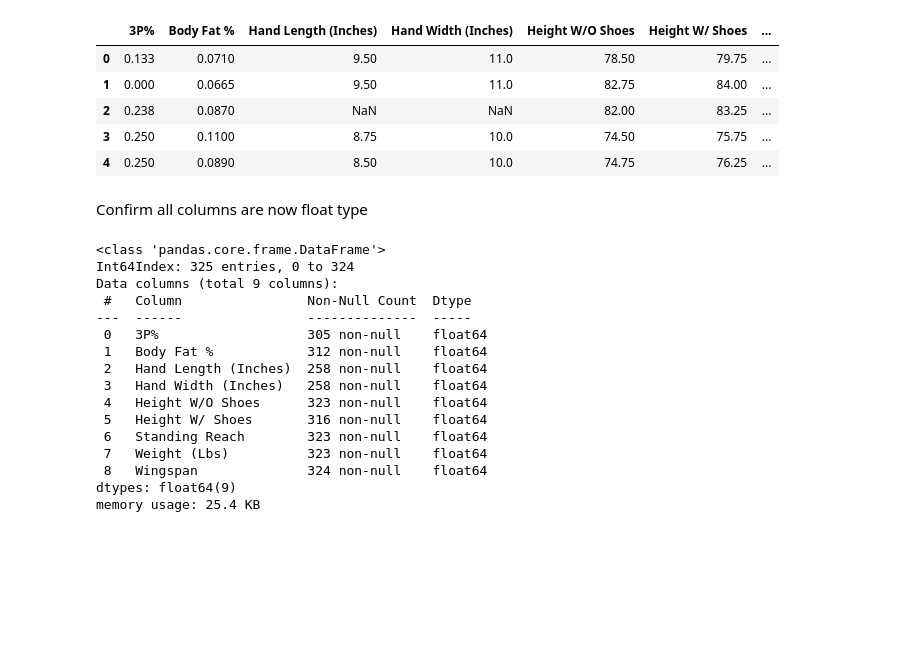
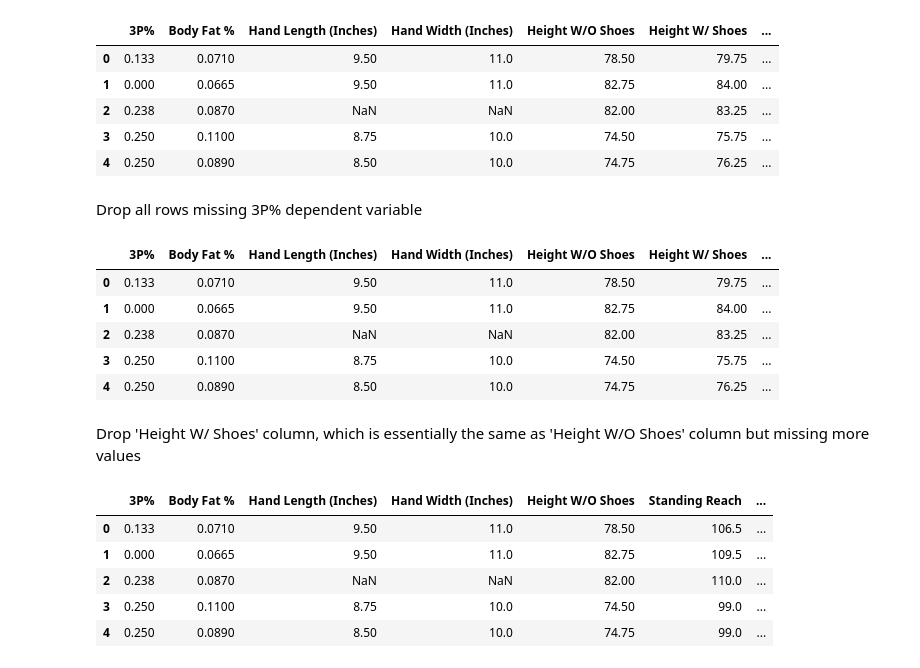
Before and after one commit to blantj/nba_3_pointer_regression, a Jupyter notebook: Modeling.ipynb, the cells around one changed output. Cells and saved outputs as stored; diff of their text form; code cells hidden in the pictures; blank space fills up the shorter version.

Commit message:
Finish scrubbing data

```diff
--- a/Modeling.ipynb
+++ b/Modeling.ipynb
@@ -156,23 +157,27 @@ df.head()
 | 3 | 0.250 | 0.1100 | 8.75 | 10.0 | 74.50 | 75.75 | ... |
 | 4 | 0.250 | 0.0890 | 8.50 | 10.0 | 74.75 | 76.25 | ... |
 # %% [markdown]
-Confirm all columns are now float type
+Drop all rows missing 3P% dependent variable
 # %%
-df.info()
+df.dropna(subset=['3P%'], inplace=True)
+df.reset_index(drop=True, inplace=True)
+df.head()
 # %% [output]
-<class 'pandas.core.frame.DataFrame'>
-Int64Index: 325 entries, 0 to 324
-Data columns (total 9 columns):
- #   Column                Non-Null Count  Dtype
----  ------                --------------  -----
- 0   3P%                   305 non-null    float64
- 1   Body Fat %            312 non-null    float64
- 2   Hand Length (Inches)  258 non-null    float64
- 3   Hand Width (Inches)   258 non-null    float64
- 4   Height W/O Shoes      323 non-null    float64
- 5   Height W/ Shoes       316 non-null    float64
- 6   Standing Reach        323 non-null    float64
- 7   Weight (Lbs)          323 non-null    float64
- 8   Wingspan              324 non-null    float64
-dtypes: float64(9)
-memory usage: 25.4 KB
+|  | 3P% | Body Fat % | Hand Length (Inches) | Hand Width (Inches) | Height W/O Shoes | Height W/ Shoes | ... |
+| 0 | 0.133 | 0.0710 | 9.50 | 11.0 | 78.50 | 79.75 | ... |
+| 1 | 0.000 | 0.0665 | 9.50 | 11.0 | 82.75 | 84.00 | ... |
+| 2 | 0.238 | 0.0870 | NaN | NaN | 82.00 | 83.25 | ... |
+| 3 | 0.250 | 0.1100 | 8.75 | 10.0 | 74.50 | 75.75 | ... |
+| 4 | 0.250 | 0.0890 | 8.50 | 10.0 | 74.75 | 76.25 | ... |
+# %% [markdown]
+Drop 'Height W/ Shoes' column, which is essentially the same as 'Height W/O Shoes' column but missing more values
+# %%
+df.drop(columns=['Height W/ Shoes'], inplace=True)
+df.head()
+# %% [output]
+|  | 3P% | Body Fat % | Hand Length (Inches) | Hand Width (Inches) | Height W/O Shoes | Standing Reach | ... |
+| 0 | 0.133 | 0.0710 | 9.50 | 11.0 | 78.50 | 106.5 | ... |
+| 1 | 0.000 | 0.0665 | 9.50 | 11.0 | 82.75 | 109.5 | ... |
+| 2 | 0.238 | 0.0870 | NaN | NaN | 82.00 | 110.0 | ... |
+| 3 | 0.250 | 0.1100 | 8.75 | 10.0 | 74.50 | 99.0 | ... |
+| 4 | 0.250 | 0.0890 | 8.50 | 10.0 | 74.75 | 99.0 | ... |
```
Also changed, not shown: parts of 5 cells of this notebook.
